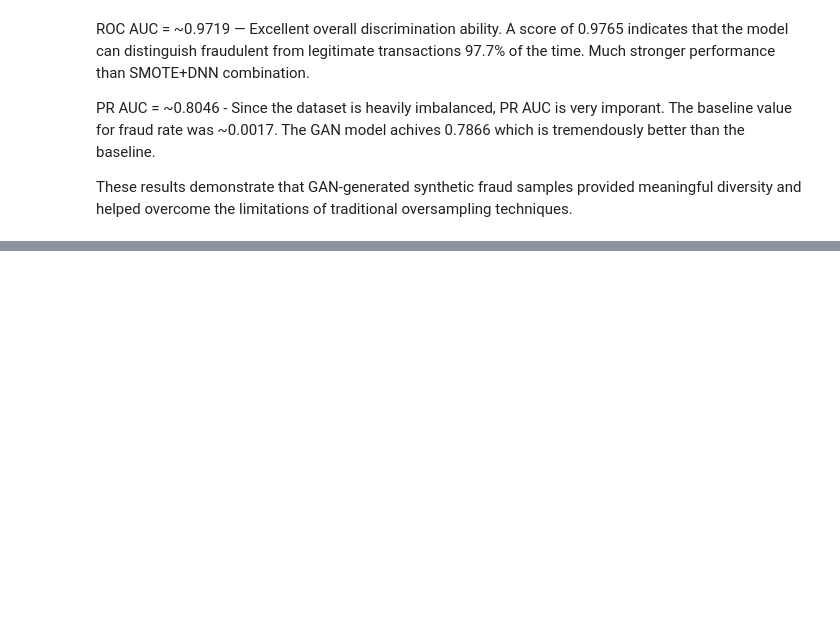
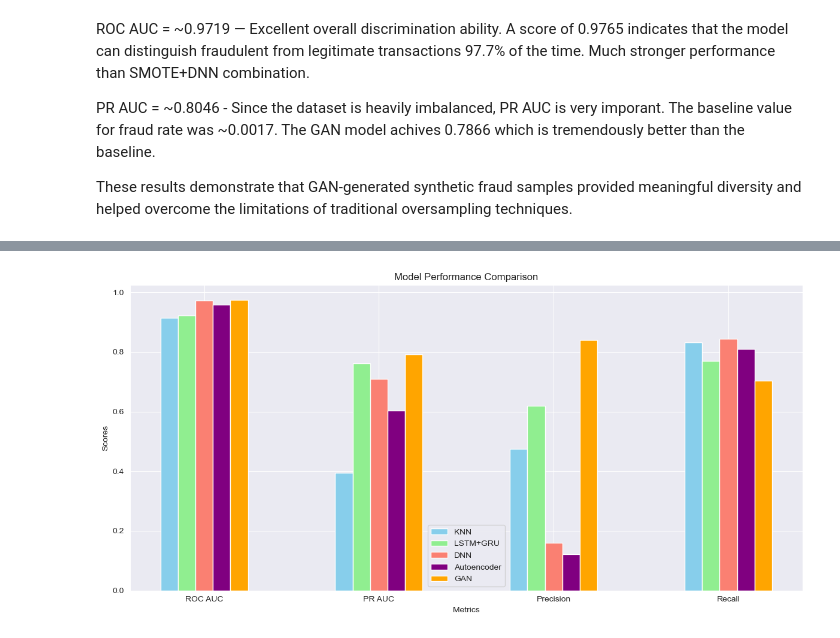
Before and after one commit to ikshvakoo/creditcardfrauddetection, a Jupyter notebook: credit_card_fraud.ipynb, the cells around one changed output, grey strips where cells are left out. Drawn from its saved outputs; the diff is of its cells as text; code cells hidden in the pictures; blank space fills up the shorter version.

```diff
--- a/credit_card_fraud.ipynb
+++ b/credit_card_fraud.ipynb
@@ -641,0 +716,48 @@ These results demonstrate that GAN-generated synthetic fraud samples provided me
+# %%
+# Models and their metrics
+models = ['KNN', 'LSTM+GRU', 'DNN', 'Autoencoder', 'GAN']
+
+# Define colors for each model
+model_colors = {
+    'KNN': 'skyblue',
+    'LSTM+GRU': 'lightgreen',
+    'DNN': 'salmon',
+    'Autoencoder': 'purple',
+    'GAN': 'orange'
+}
+
+# Create lists for each metric
+metrics = {
+    'ROC AUC': [knn_roc_auc, gl_roc_auc, dnn_roc_auc, ae_roc_auc, clf_roc_auc],
+    'PR AUC': [knn_pr_auc, gl_pr_auc, dnn_pr_auc, ae_pr_auc, clf_pr_auc],
+    'Precision': [knn_precision, gl_precision, dnn_precision, ae_precision, clf_precision],
+    'Recall': [knn_recall, gl_recall, dnn_recall, ae_recall, clf_recall]
+}
+
+# Set width of bars and positions
+barWidth = 0.1
+metric_positions = np.arange(len(metrics))
+
+# Create the plot
+plt.figure(figsize=(12, 6))
+
+# Plot bars for each model
+for i, model in enumerate(models):
+    model_metrics = [metrics[metric][i] for metric in metrics.keys()]
+    position = [x + (i * barWidth) for x in metric_positions]
+    plt.bar(position, model_metrics, width=barWidth, label=model, color=model_colors[model])
+
+# Customize the plot
+plt.xlabel('Metrics')
+plt.ylabel('Scores')
+plt.title('Model Performance Comparison')
+plt.xticks([r + barWidth * 2 for r in range(len(metrics))], list(metrics.keys()))
+plt.legend()
+
+# Adjust layout to prevent label cutoff
+plt.tight_layout()
+
+# Show the plot
+plt.show()
+# %% [output]
+[figure, added]
```
Also changed, not shown: parts of 7 cells of this notebook.
